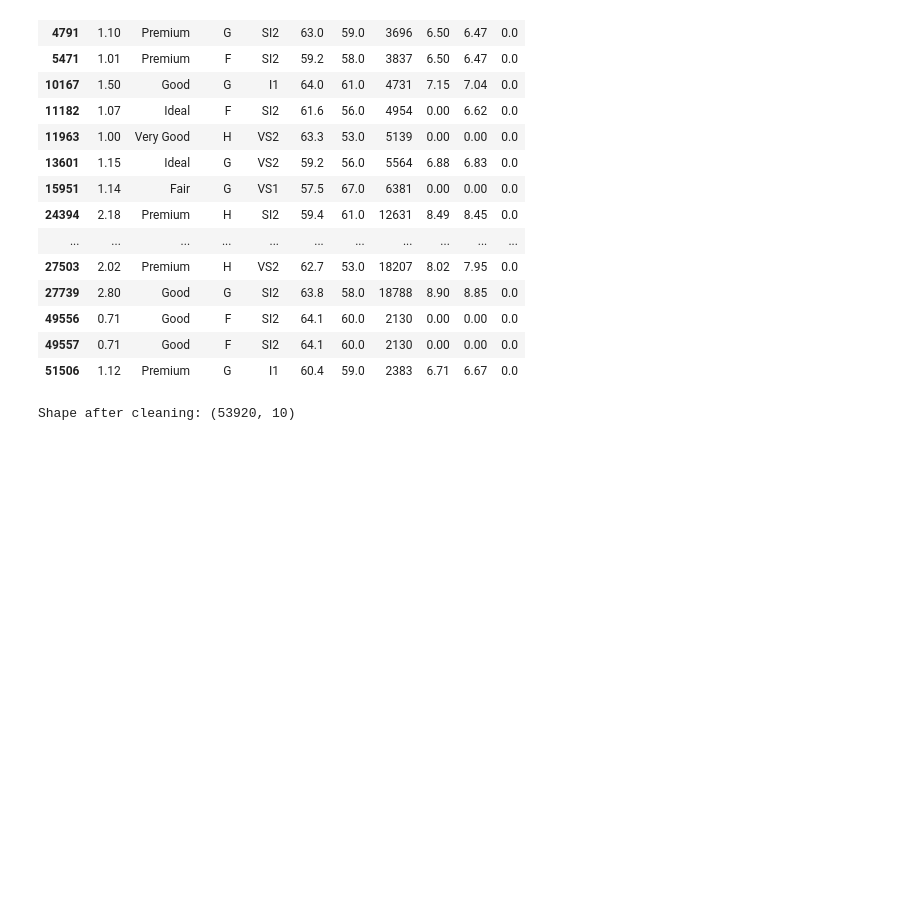
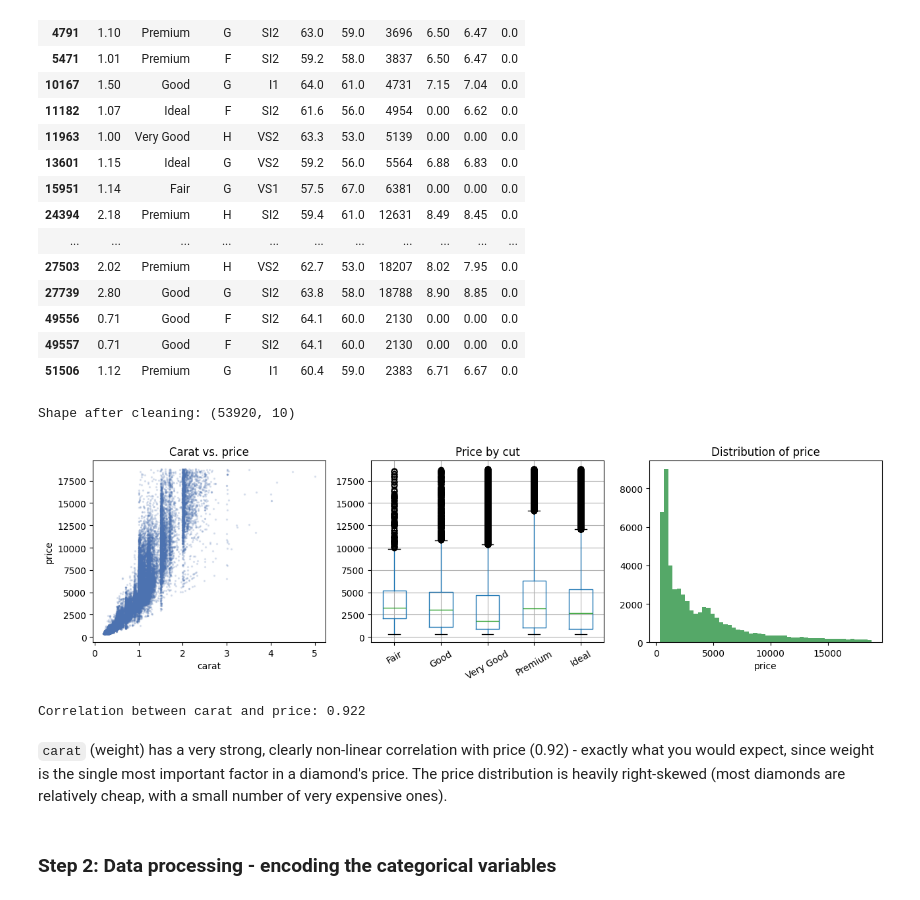
Before and after one commit to arbazshah52/Individual-Machine-Learning, a Jupyter notebook: Kapital3/Kapital3 Diamond.ipynb, the cells around one changed output. Drawn from its saved outputs; the diff is of its cells as text; code cells hidden in the pictures; blank space fills up the shorter version.

Commit message:
Diamond

```diff
--- a/Kapital3/Kapital3 Diamond.ipynb
+++ b/Kapital3/Kapital3 Diamond.ipynb
@@ -100,3 +100,36 @@ diamonds = diamonds[~bad_dims].reset_index(drop=True)
 print("Shape after cleaning:", diamonds.shape)
 # %% [output]
 Shape after cleaning: (53920, 10)
+# %%
+fig, axes = plt.subplots(1, 3, figsize=(13, 4))
+
+axes[0].scatter(diamonds["carat"], diamonds["price"], s=2, alpha=0.15, color="#4C72B0")
+axes[0].set_xlabel("carat")
+axes[0].set_ylabel("price")
+axes[0].set_title("Carat vs. price")
+
+diamonds.boxplot(column="price", by="cut", ax=axes[1],
+                  positions=range(5))
+axes[1].set_xticklabels(["Fair", "Good", "Very Good", "Premium", "Ideal"], rotation=30)
+axes[1].set_title("Price by cut")
+axes[1].set_xlabel("")
+
+axes[2].hist(diamonds["price"], bins=50, color="#55A868")
+axes[2].set_xlabel("price")
+axes[2].set_title("Distribution of price")
+
+plt.suptitle("")
+plt.tight_layout()
+plt.show()
+
+print("Correlation between carat and price:", diamonds["carat"].corr(diamonds["price"]).round(3))
+# %% [output]
+[figure, added]
+Correlation between carat and price: 0.922
+# %% [markdown]
+`carat` (weight) has a very strong, clearly non-linear correlation with price
+(0.92) - exactly what you would expect, since weight is the single most important factor
+in a diamond's price. The price distribution is heavily right-skewed (most diamonds are
+relatively cheap, with a small number of very expensive ones).
+# %% [markdown]
+### Step 2: Data processing - encoding the categorical variables
```
